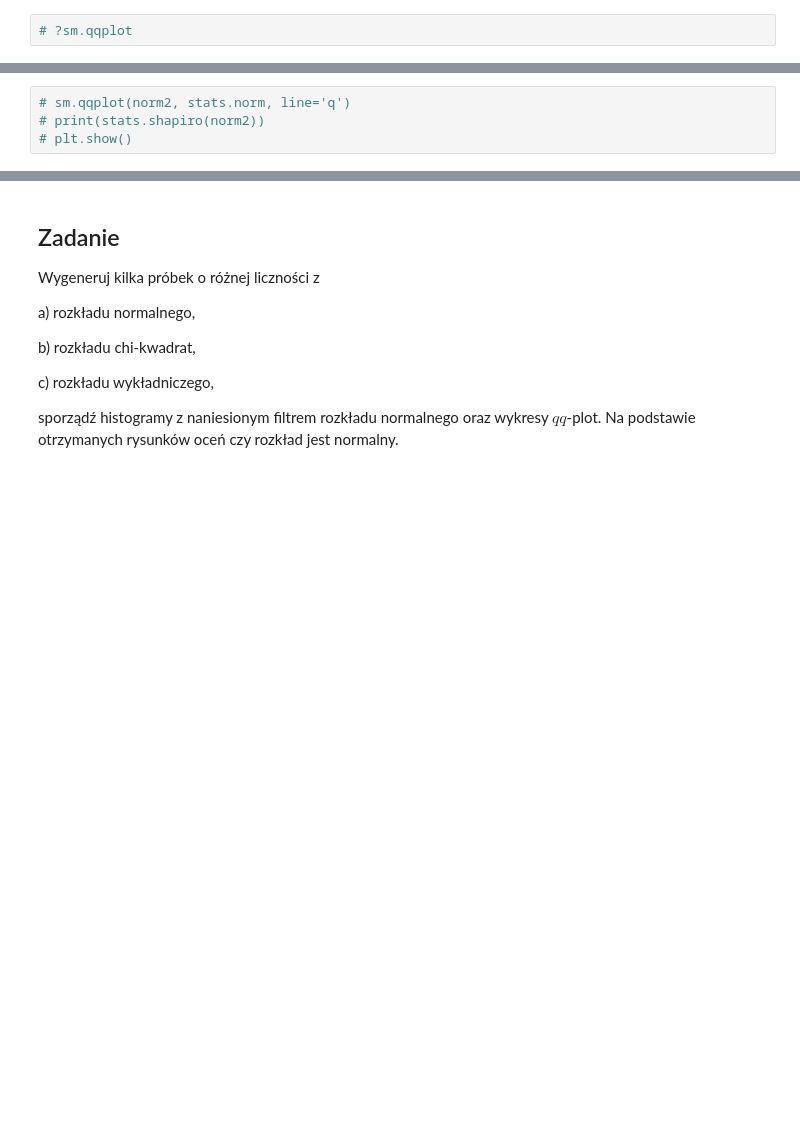
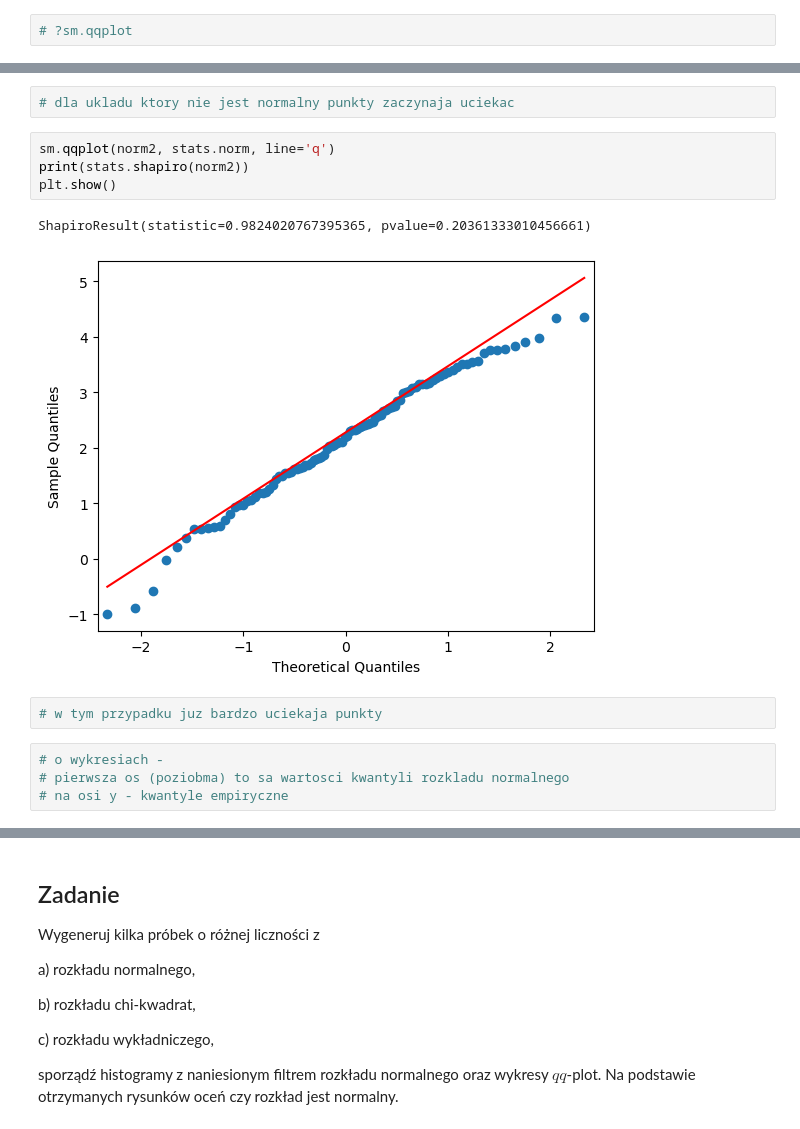
Before and after one commit to APozorska/Python_Statystyka_Regresja_fork, a Jupyter notebook: 01_statystyka/03_test_normalnosci_AP.ipynb, the cells around one changed output, grey strips where cells are left out. Saved outputs shown, nothing was run; the diff lists cells and outputs as text; blank space fills up the shorter version.

```diff
--- a/01_statystyka/03_test_normalnosci_AP.ipynb
+++ b/01_statystyka/03_test_normalnosci_AP.ipynb
@@ -119,4 +245,15 @@ Wygeneruj kilka próbek z rozkładu normalnego dla różnych parametrów $\mu$ i
+# %%
+# dla ukladu ktory nie jest normalny punkty zaczynaja uciekac
 # %%
-# sm.qqplot(norm2, stats.norm, line='q')
-# print(stats.shapiro(norm2))
-# plt.show()
+sm.qqplot(norm2, stats.norm, line='q')
+print(stats.shapiro(norm2))
+plt.show()
+# %% [output]
+ShapiroResult(statistic=0.9824020767395365, pvalue=0.20361333010456661)
+[figure, added]
+# %%
+# w tym przypadku juz bardzo uciekaja punkty
+# %%
+# o wykresiach -
+# pierwsza os (poziobma) to sa wartosci kwantyli rozkladu normalnego
+# na osi y - kwantyle empiryczne
```
Also changed, not shown: parts of 26 cells of this notebook, 1 other file.
